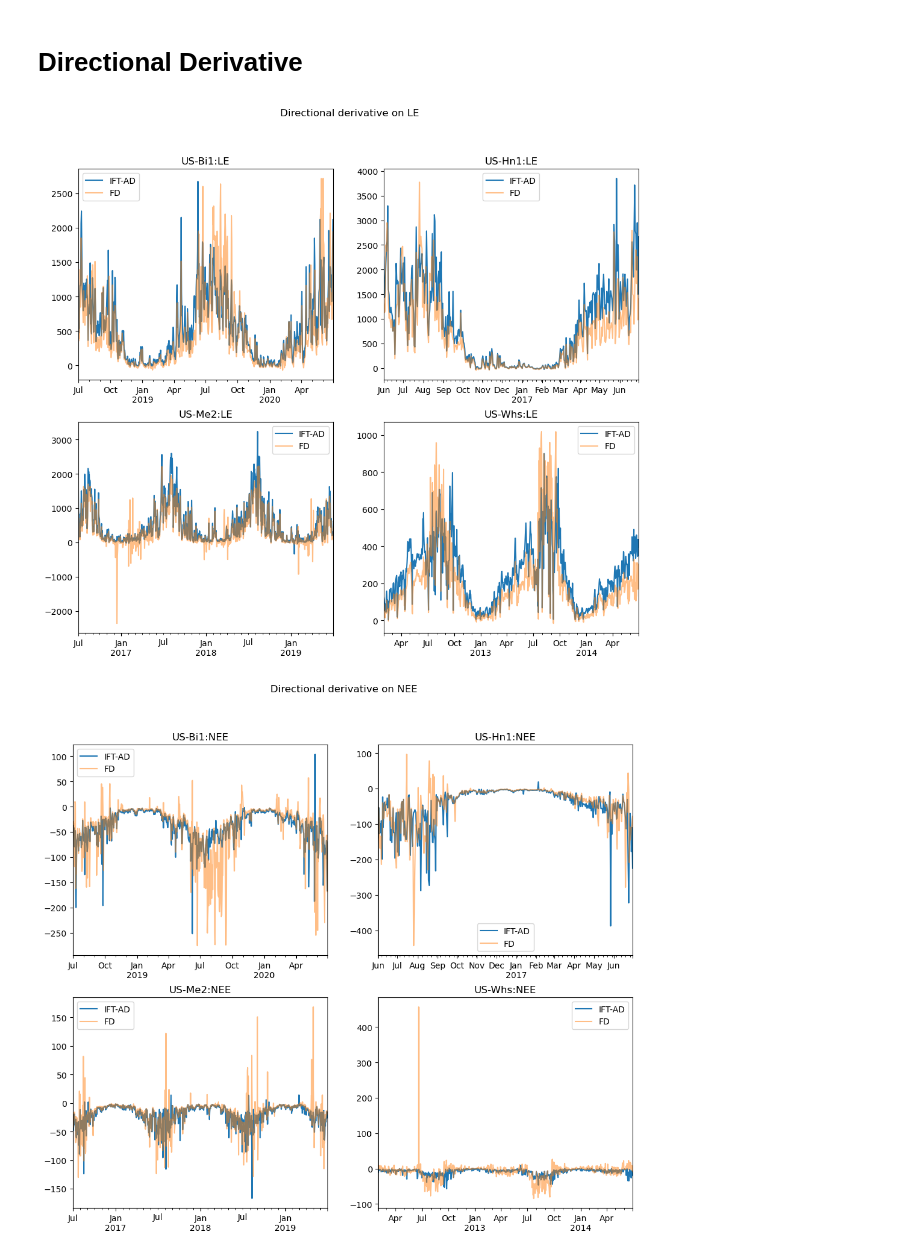
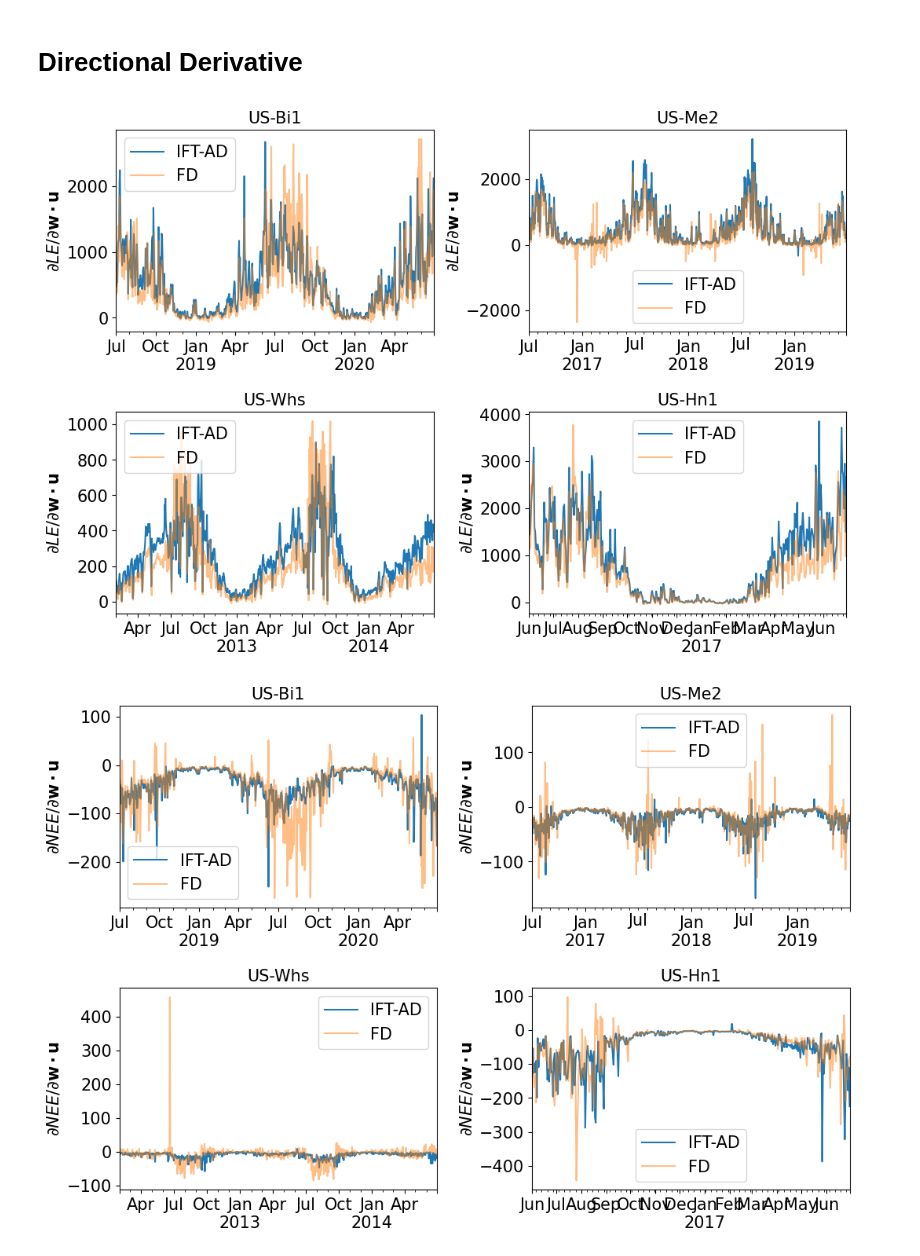
Before and after one commit to pnnl/JAX-CanVeg, a Jupyter notebook: examples/SensitivityAnalysis.ipynb, the cells around one changed output. Drawn from its saved outputs; the diff is of its cells as text; code cells hidden in the pictures.

```diff
--- a/examples/SensitivityAnalysis.ipynb
+++ b/examples/SensitivityAnalysis.ipynb
@@ -5,6 +8,20 @@ import pandas as pd
 import numpy as np
 import seaborn as sns
 import matplotlib.pyplot as plt
+# %%
+# Plotting parameters
+# rc('text', usetex=False)
+small_size = 15
+medium_size = 25
+bigger_size = 30
+plt.rc('font', size=small_size)          # controls default text sizes
+plt.rc('axes', titlesize=small_size)    # fontsize of the axes title
+plt.rc('axes', labelsize=small_size)    # fontsize of the x and y labels
+plt.rc('xtick', labelsize=small_size)    # fontsize of the tick labels
+plt.rc('ytick', labelsize=small_size)    # fontsize of the tick labels
+plt.rc('legend', fontsize=small_size)    # legend fontsize
+plt.rc('figure', titlesize=small_size)  # fontsize of the figure title
+plt.rc('text', usetex = False)
 # %% [markdown]
 # Locations of files and folders
 # %%
@@ -54,7 +75,7 @@ varn_set = ["LE", "NEE"]
 df_sa_set = {}
 
 for site in sites:
-    dir_model = Path(f"{site}/")
+    dir_model = dir_mother / site
 
     labels, df_sa_site = [], []
     for case in cases:
@@ -62,6 +83,7 @@ for site in sites:
         for varn in varn_set:
             f_sa = dir_case / f"sensitivity-{varn}.csv"
             df_sa = pd.read_csv(f_sa, index_col=0, parse_dates=True)
+            df_sa = df_sa.rename(columns=dict(zip(subpara,subpara_labels)))
             df_sa_site.append(df_sa)
             labels.append(f"{varn}:{case}")
     df_sa_site = pd.concat(df_sa_site, axis=1, keys=labels)
@@ -69,13 +91,13 @@ for site in sites:
 # %% [markdown]
 # Ranking sensitivity
 # %%
-fig, axes = plt.subplots(2, 4, figsize=(12, 12))
+fig, axes = plt.subplots(2, 4, figsize=(10, 10))
 for j, site in enumerate(sites):
     for i, varn in enumerate(varn_set):
         ax = axes[i, j]
         df_sa = []
         for case in ["PB-ML-0.5", "Hybrid-ML-0.5"]:
-            sa = df_sa_set[site][f"{varn}:{case}"][subpara].copy()
+            sa = df_sa_set[site][f"{varn}:{case}"][subpara_labels].copy()
             sa[sa.abs() > 1e5] = np.nan
             sa.replace([np.inf, -np.inf], np.nan, inplace=True)
             d = sa.abs().mean()
@@ -85,9 +107,16 @@ for j, site in enumerate(sites):
             df_sa.append(d)
         df_sa = pd.concat(df_sa)
         # sns.barplot(df_sa, x="body_mass_g", y="island", hue="island", legend=False)
-        sns.barplot(df_sa, y="Para", x="Derivative", hue="Case", ax=ax, legend=False)
-        ax.set(ylabel="", xlabel="", title=f"{site}:{varn}",
-               xscale='log', xlim=[1e-6,1e4] if varn=='LE' else [1e-6,1e3])
+        ax = sns.barplot(df_sa, y="Para", x="Derivative", hue="Case", ax=ax,
+                    palette=['#87bc45', '#27aeef'], legend="full" if i==len(varn_set)-1 and j==len(sites)-1 else False)
+        ax.set(ylabel="", xlabel=f"E[|$\partial {varn}/ \partial w$|]", title=f"{site}",
+               xscale='asinh', xlim=[1e-6,1e4] if varn=='LE' else [1e-6,1e3],
+               xticks=[1e0,1e1,1e2,1e3] if varn=='LE' else [1e0,1e1,1e2])
+        if i==len(varn_set)-1 and j==len(sites)-1:
+            handles, labels = ax.get_legend_handles_labels()
+            ax.legend(handles, labels, ncols=2, frameon=False, bbox_to_anchor=(-.1, -0.25), title="")
         if j != 0:
-            ax.set_yticks([])
+            ax.set_yticks([]);
+
+plt.subplots_adjust(hspace=0.4, wspace=0.3)
 # %% [output]
@@ -97,19 +126,20 @@ for j, site in enumerate(sites):
 # %%
 # case = 'PB-1L-0.5'
 case = "test-model"
 for varn in varn_set:
-    fig, axes = plt.subplots(2, 2, figsize=(12, 10))
+    fig, axes = plt.subplots(2, 2, figsize=(12, 8))
     axes = axes.flatten()
     for i, site in enumerate(sites):
         ax = axes[i]
         ad = df_sa_set[site][f"{varn}:{case}"]["IFT-AD"].resample("D").mean()
         fd = df_sa_set[site][f"{varn}:{case}"]["FD"].resample("D").mean()
         # ad[np.abs(ad) > 1e5] = np.nan
         ad.plot(ax=ax, label="IFT-AD")
         fd.plot(ax=ax, alpha=0.5, label="FD")
-        ax.set(title=f"{site}:{varn}")
+        ax.set(title=f"{site}", ylabel=rf"$\partial {varn} / \partial \bf w \cdot \bf u$")
         ax.legend()
-        plt.suptitle(f"Directional derivative on {varn}")
+        # plt.suptitle(f"Directional derivative on {varn}")
+    plt.subplots_adjust(wspace=0.3, hspace=0.4)
 # %% [output]
-[figure, old version]
+[figure, new version]
-[figure, old version]
+[figure, new version]
```
Also changed, not shown: parts of 7 cells of this notebook, 11 other files.
